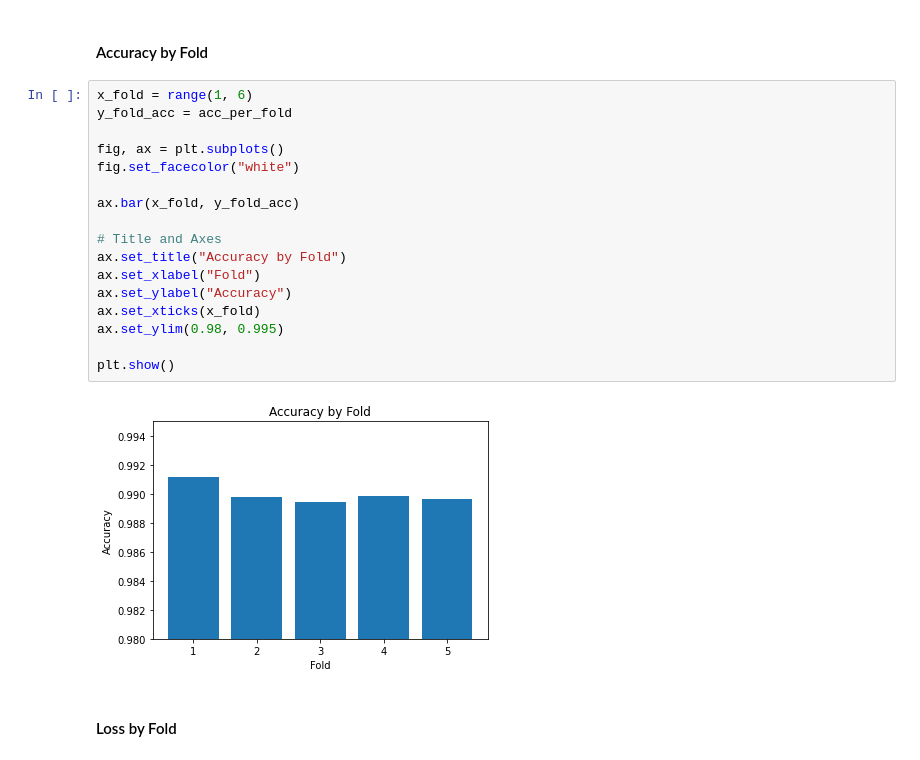
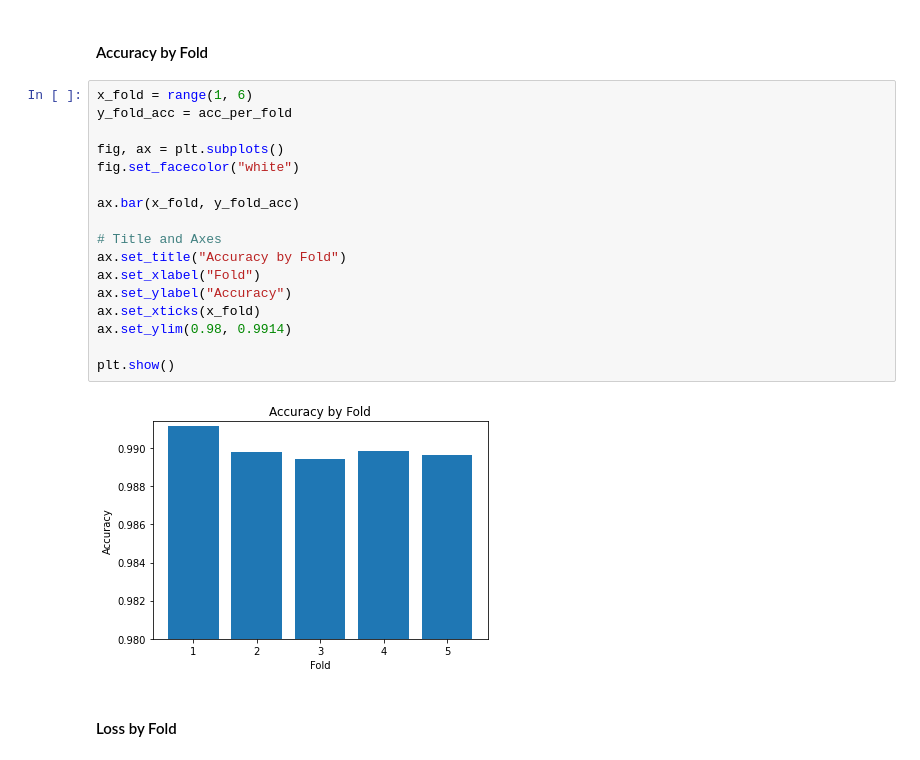
Before and after one commit to TheoryBreeze/cnn-overfitting-research, a Jupyter notebook: 5x5/5x5_kernel.ipynb, the cells around one changed output. Drawn from its saved outputs; the diff is of its cells as text.

```diff
--- a/5x5/5x5_kernel.ipynb
+++ b/5x5/5x5_kernel.ipynb
@@ -127,22 +127,22 @@ with open("5x5_metrics.py", "w") as file:
 # %%
 x_fold = range(1, 6)
 y_fold_acc = acc_per_fold
 
 fig, ax = plt.subplots()
 fig.set_facecolor("white")
 
 ax.bar(x_fold, y_fold_acc)
 
 # Title and Axes
 ax.set_title("Accuracy by Fold")
 ax.set_xlabel("Fold")
 ax.set_ylabel("Accuracy")
 ax.set_xticks(x_fold)
-ax.set_ylim(0.98, 0.995)
+ax.set_ylim(0.98, 0.9914)
 
 plt.show()
 # %% [output]
-[figure, old version]
+[figure, new version]
 # %% [markdown]
 #### Loss by Fold
 # %%
```
